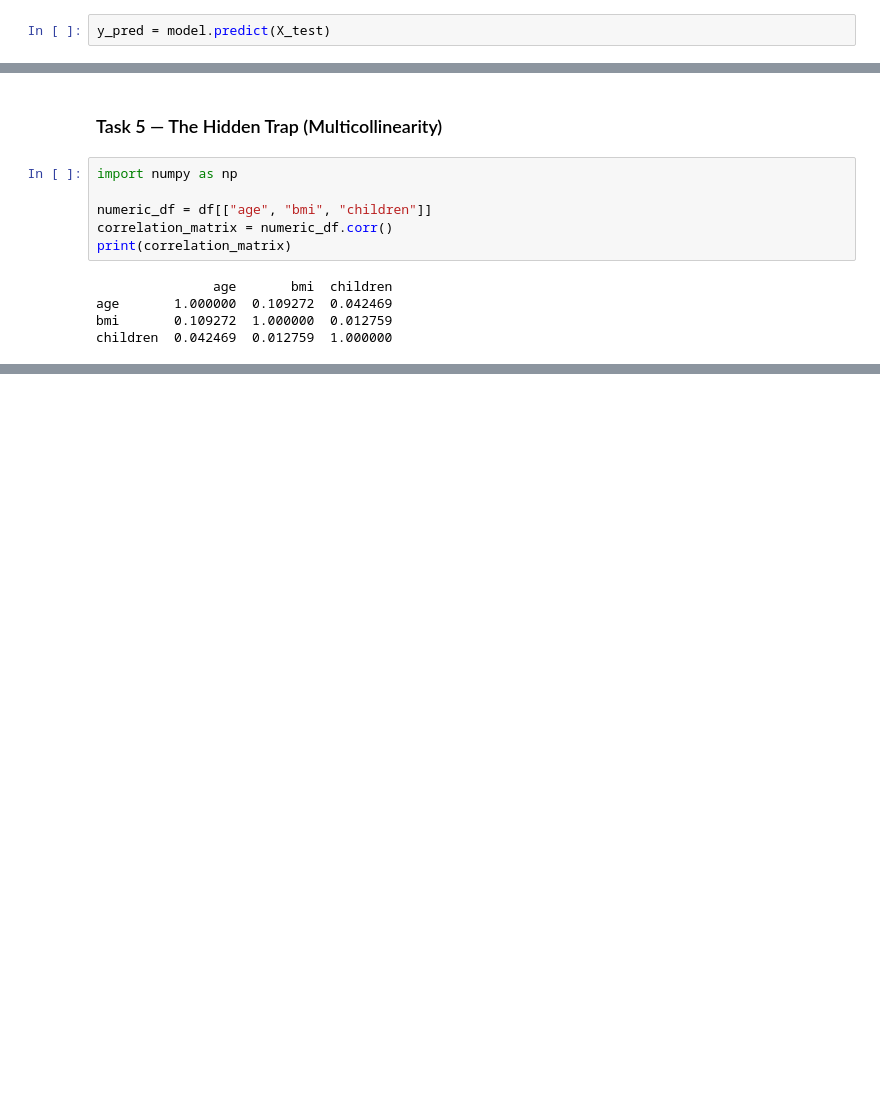
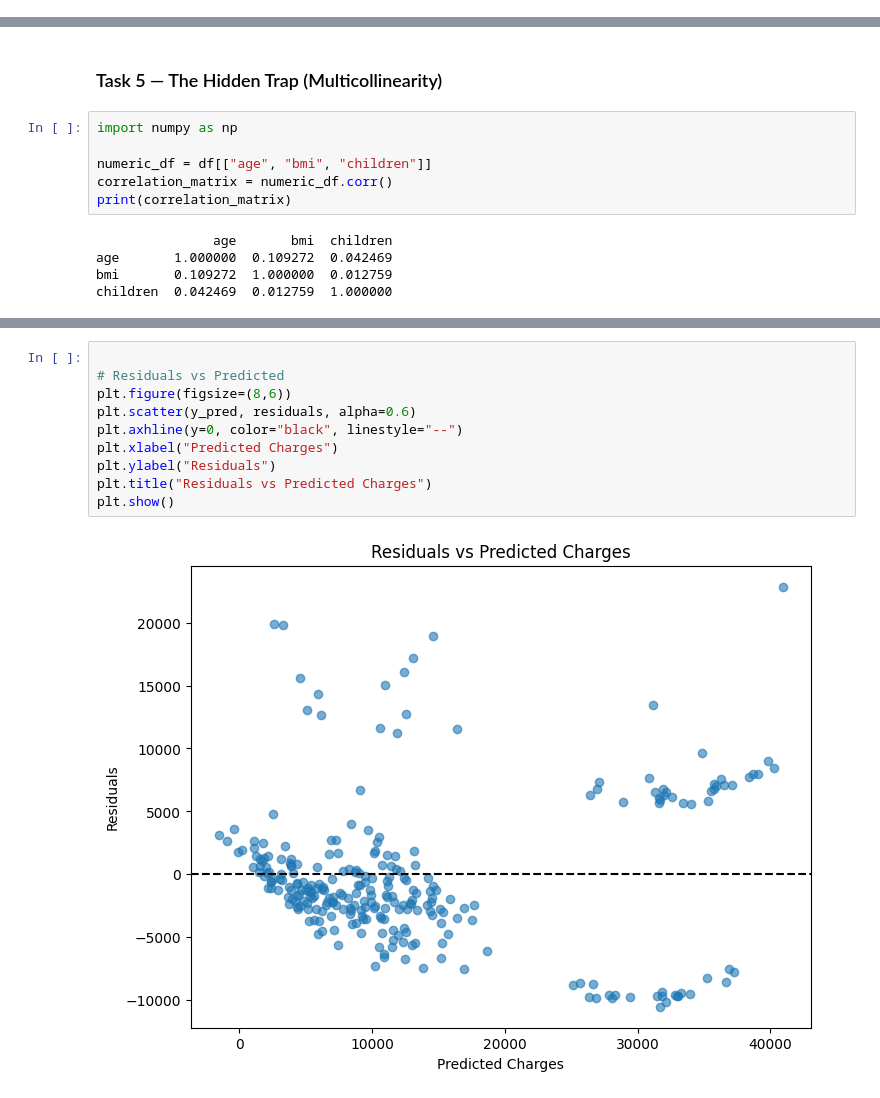
Before and after one commit to varsha-reddy18/Machine_Learning, a Jupyter notebook: Regression/multiple_lr.ipynb, the cells around one changed output, grey strips where cells are left out. Saved outputs shown, nothing was run; the diff lists cells and outputs as text; blank space fills up the shorter version.

```diff
--- a/Regression/multiple_lr.ipynb
+++ b/Regression/multiple_lr.ipynb
@@ -501,2 +487,0 @@ Number of coefficients: 8
-# %%
-y_pred = model.predict(X_test)
@@ -608,0 +582,12 @@ children  0.042469  0.012759  1.000000
+# %%
+
+# Residuals vs Predicted
+plt.figure(figsize=(8,6))
+plt.scatter(y_pred, residuals, alpha=0.6)
+plt.axhline(y=0, color="black", linestyle="--")
+plt.xlabel("Predicted Charges")
+plt.ylabel("Residuals")
+plt.title("Residuals vs Predicted Charges")
+plt.show()
+# %% [output]
+[figure, added]
```
Also changed, not shown: parts of 15 cells of this notebook, 3 other files.
